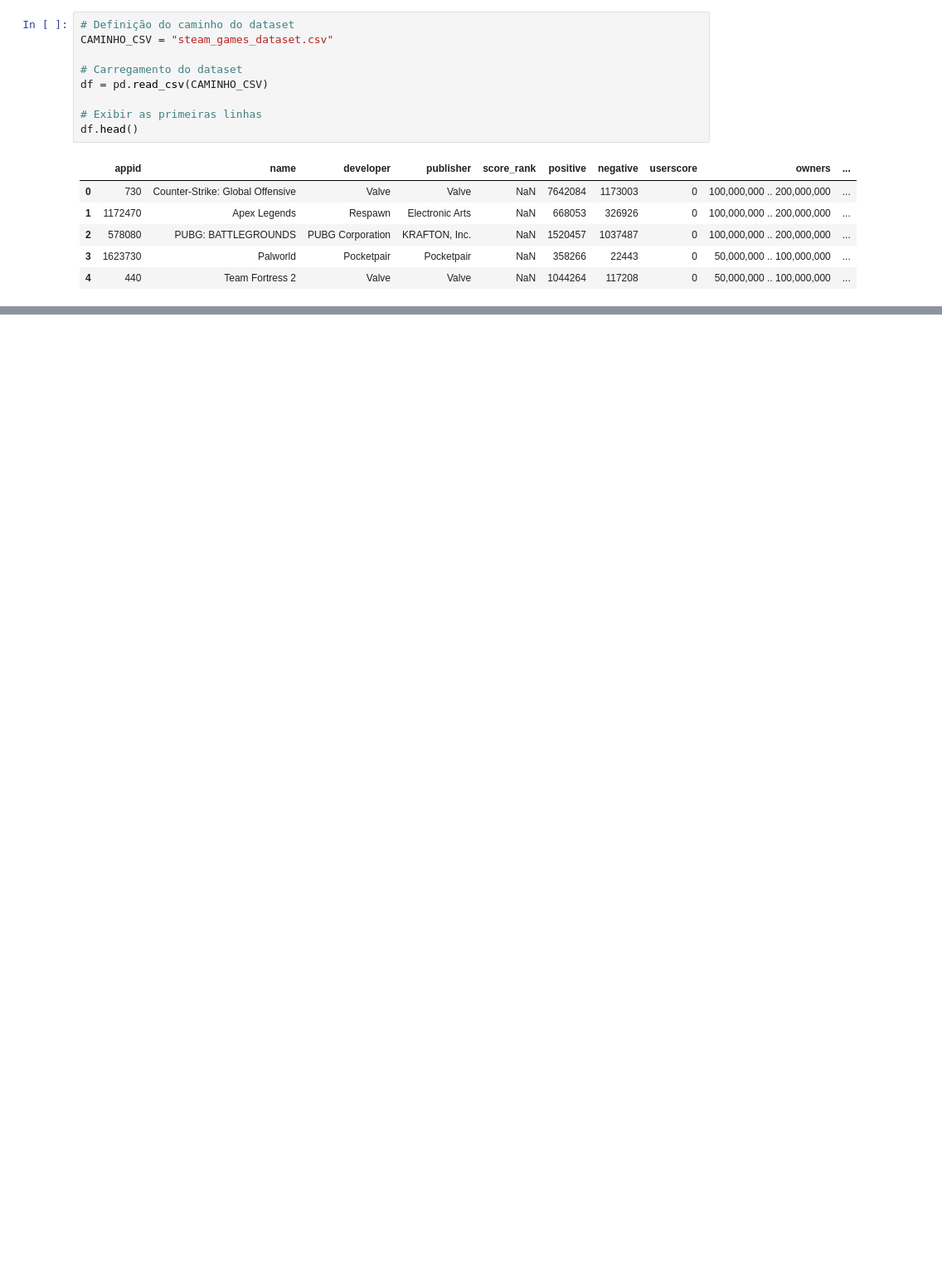
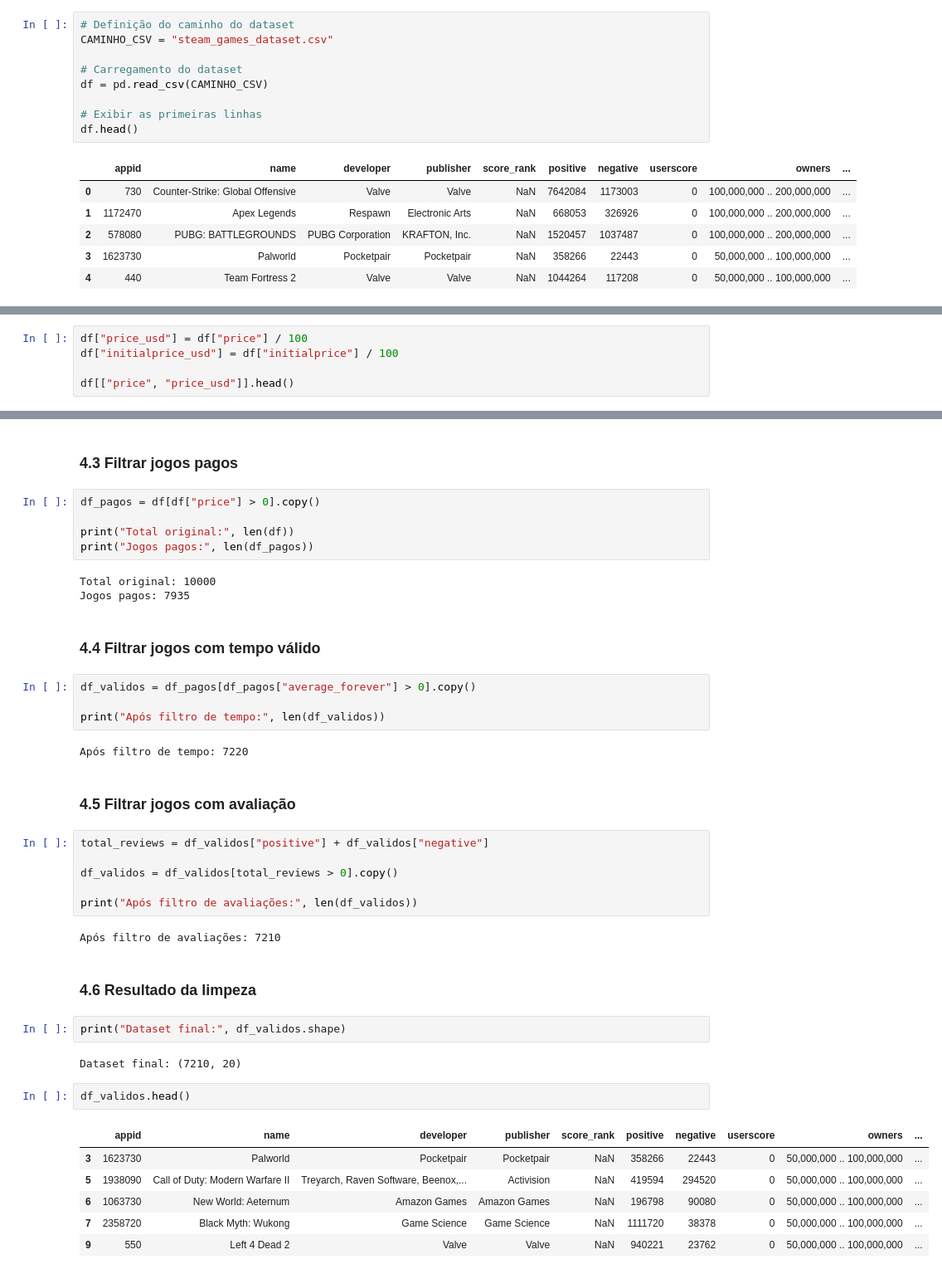
Before and after one commit to wagnerquadros/anaise_dados_steam, a Jupyter notebook: steam.ipynb, the cells around one changed output, grey strips where cells are left out. Shown at 83% size. Cells and saved outputs as stored; diff of their text form; blank space fills up the shorter version.

Commit message:
feat: implementa etapa de limpeza e pré-processamento dos dados

```diff
--- a/steam.ipynb
+++ b/steam.ipynb
@@ -66,0 +224,5 @@ df.head()
+# %%
+df["price_usd"] = df["price"] / 100
+df["initialprice_usd"] = df["initialprice"] / 100
+
+df[["price", "price_usd"]].head()
@@ -66,0 +236,43 @@ df.head()
+# %% [markdown]
+### 4.3 Filtrar jogos pagos
+# %%
+df_pagos = df[df["price"] > 0].copy()
+
+print("Total original:", len(df))
+print("Jogos pagos:", len(df_pagos))
+# %% [output]
+Total original: 10000
+Jogos pagos: 7935
+# %% [markdown]
+### 4.4 Filtrar jogos com tempo válido
+# %%
+df_validos = df_pagos[df_pagos["average_forever"] > 0].copy()
+
+print("Após filtro de tempo:", len(df_validos))
+# %% [output]
+Após filtro de tempo: 7220
+# %% [markdown]
+### 4.5 Filtrar jogos com avaliação
+# %%
+total_reviews = df_validos["positive"] + df_validos["negative"]
+
+df_validos = df_validos[total_reviews > 0].copy()
+
+print("Após filtro de avaliações:", len(df_validos))
+# %% [output]
+Após filtro de avaliações: 7210
+# %% [markdown]
+### 4.6 Resultado da limpeza
+# %%
+print("Dataset final:", df_validos.shape)
+# %% [output]
+Dataset final: (7210, 20)
+# %%
+df_validos.head()
+# %% [output]
+|  | appid | name | developer | publisher | score_rank | positive | negative | userscore | owners | ... |
+| 3 | 1623730 | Palworld | Pocketpair | Pocketpair | NaN | 358266 | 22443 | 0 | 50,000,000 .. 100,000,000 | ... |
+| 5 | 1938090 | Call of Duty: Modern Warfare II | Treyarch, Raven Software, Beenox,... | Activision | NaN | 419594 | 294520 | 0 | 50,000,000 .. 100,000,000 | ... |
+| 6 | 1063730 | New World: Aeternum | Amazon Games | Amazon Games | NaN | 196798 | 90080 | 0 | 50,000,000 .. 100,000,000 | ... |
+| 7 | 2358720 | Black Myth: Wukong | Game Science | Game Science | NaN | 1111720 | 38378 | 0 | 50,000,000 .. 100,000,000 | ... |
+| 9 | 550 | Left 4 Dead 2 | Valve | Valve | NaN | 940221 | 23762 | 0 | 50,000,000 .. 100,000,000 | ... |
```
Also changed, not shown: parts of 20 cells of this notebook, 1 other file.
